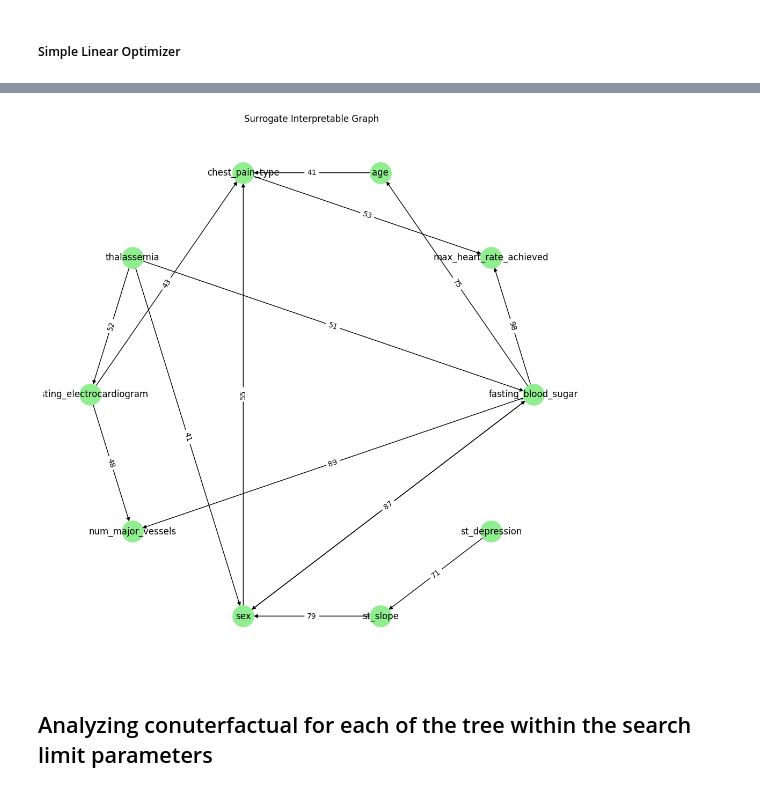
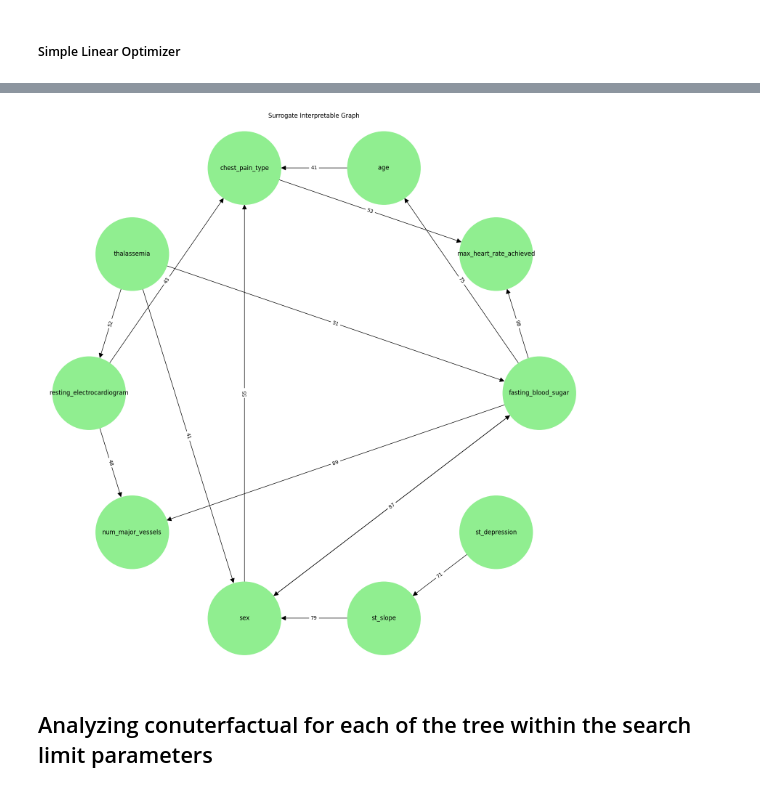
Before and after one commit to dubeyakshat07/sigRDF, a Jupyter notebook: experimentations/heart.ipynb, the cells around one changed output, grey strips where cells are left out. Drawn from its saved outputs; the diff is of its cells as text; code cells hidden in the pictures.

Commit message:
SIG Node Size Increased

```diff
--- a/experimentations/heart.ipynb
+++ b/experimentations/heart.ipynb
@@ -582,10 +574,10 @@ for edge in selected_edges:
     G_surrogate.add_edge(edge[0], edge[1], weight=edge_weights[edge])
 
 # 11. Visualize the surrogate graph
-plt.figure(figsize=(10, 10))
+plt.figure(figsize=(15, 15))
 pos = nx.circular_layout(G_surrogate)
 edge_labels = nx.get_edge_attributes(G_surrogate, 'weight')
-nx.draw(G_surrogate, pos, with_labels=True, node_size=800, node_color="lightgreen", arrowsize=10)
+nx.draw(G_surrogate, pos, with_labels=True, node_size=21000, node_color="lightgreen", arrowsize=20)
 nx.draw_networkx_edge_labels(G_surrogate, pos, edge_labels=edge_labels)
 plt.title("Surrogate Interpretable Graph")
 plt.show()
@@ -598,16 +590,16 @@ command line - /Users/DubeyA-Dev/miniconda3/envs/taylor/lib/python3.10/site-pack
 At line 2 NAME          MODEL
 At line 3 ROWS
 At line 6 COLUMNS
 At line 579 RHS
 At line 581 BOUNDS
 At line 725 ENDATA
 Problem MODEL has 1 rows, 143 columns and 143 elements
 ... (33 lines left out)
 Total time (CPU seconds):       0.00   (Wallclock seconds):       0.02
 
 MILP Status: Optimal
 Selected edges for surrogate graph: [('fasting_blood_sugar', 'max_heart_rate_achieved'), ('age', 'chest_pain_type'), ('thalassemia', 'fasting_blood_sugar'), ('resting_electrocardiogram', 'num_major_ve ...
-[figure, old version]
+[figure, new version]
 # %% [markdown]
 ## Analyzing conuterfactual for each of the tree within the search limit parameters
 # %% [markdown]
```
Also changed, not shown: parts of 7 cells of this notebook, 3 other files.
